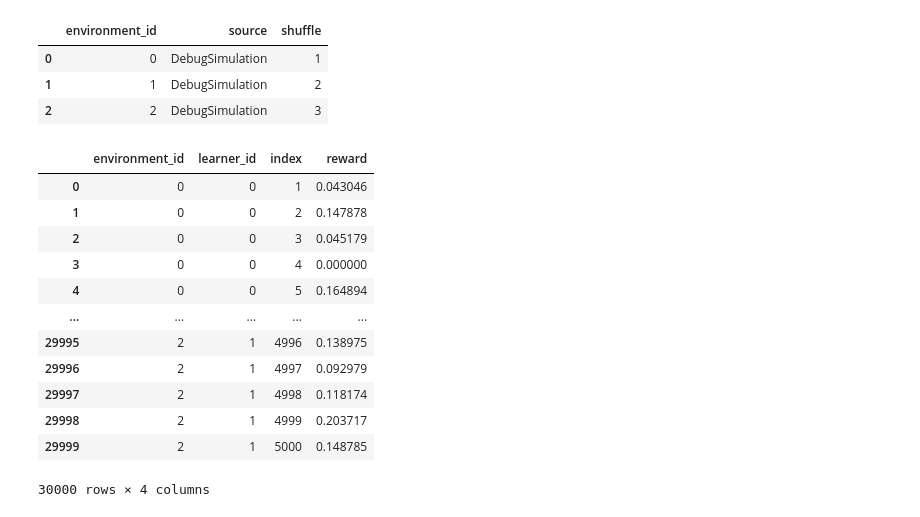
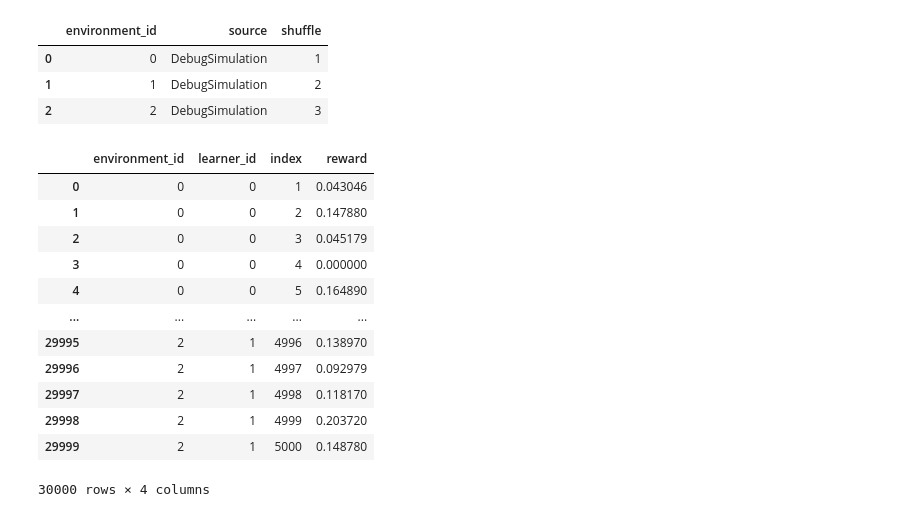
Before and after one commit to VowpalWabbit/coba, a Jupyter notebook: examples/notebooks/Results.ipynb, the cells around one changed output. Drawn from its saved outputs; the diff is of its cells as text; code cells hidden in the pictures.

```diff
--- a/examples/notebooks/Results.ipynb
+++ b/examples/notebooks/Results.ipynb
@@ -133,19 +133,19 @@ result.environments.to_pandas()
 | 1 | 1 | DebugSimulation | 2 |
 | 2 | 2 | DebugSimulation | 3 |
 # %%
-result = Result.from_file('r.log')
+result = Result.from_file('results.log')
 result.interactions.to_pandas()
 # %% [output]
 |  | environment_id | learner_id | index | reward |
 | 0 | 0 | 0 | 1 | 0.043046 |
-| 1 | 0 | 0 | 2 | 0.147878 |
+| 1 | 0 | 0 | 2 | 0.147880 |
 | 2 | 0 | 0 | 3 | 0.045179 |
 | 3 | 0 | 0 | 4 | 0.000000 |
-| 4 | 0 | 0 | 5 | 0.164894 |
+| 4 | 0 | 0 | 5 | 0.164890 |
 | ... | ... | ... | ... | ... |
-| 29995 | 2 | 1 | 4996 | 0.138975 |
+| 29995 | 2 | 1 | 4996 | 0.138970 |
 | 29996 | 2 | 1 | 4997 | 0.092979 |
-| 29997 | 2 | 1 | 4998 | 0.118174 |
-| 29998 | 2 | 1 | 4999 | 0.203717 |
-| 29999 | 2 | 1 | 5000 | 0.148785 |
+| 29997 | 2 | 1 | 4998 | 0.118170 |
+| 29998 | 2 | 1 | 4999 | 0.203720 |
+| 29999 | 2 | 1 | 5000 | 0.148780 |
 30000 rows × 4 columns
```
Also changed, not shown: parts of 6 cells of this notebook, 3 other files.
